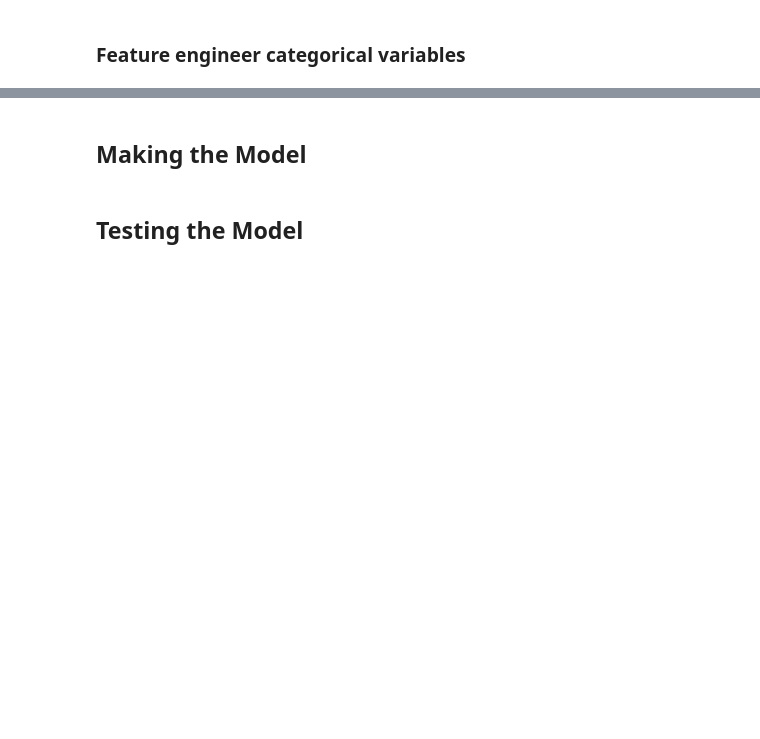
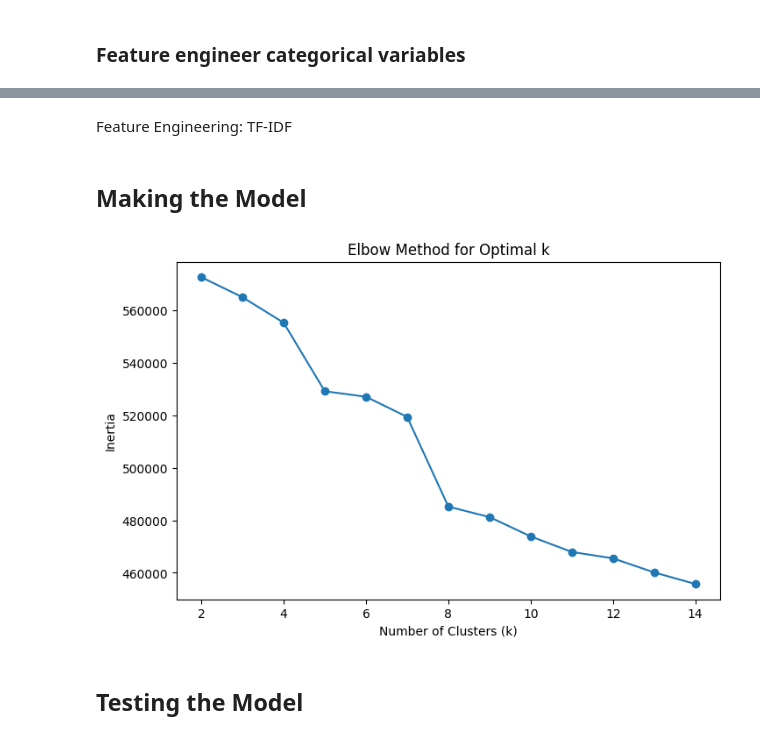
Before and after one commit to LilaNguyen/Skinterest-Tech-1B, a Jupyter notebook: notebooks/skinterest1b_milestone2.ipynb, the cells around one changed output, grey strips where cells are left out. Cells and saved outputs as stored; diff of their text form; code cells hidden in the pictures; blank space fills up the shorter version.

```diff
--- a/notebooks/skinterest1b_milestone2.ipynb
+++ b/notebooks/skinterest1b_milestone2.ipynb
@@ -182,4 +161,14 @@ skin_df['review_text'] = skin_df['review_text'].fillna('')
 # %% [markdown]
 ### Normalize numerical features
+# %%
+# selecting numerical columns
+num_cols = skin_df.select_dtypes(include=np.number).columns
+minmax = MinMaxScaler()
+
+# apply normalization
+skin_df[num_cols] = minmax.fit_transform(skin_df[num_cols])
+
+# convert to numeric sparse matrix
+numeric_sparse = csr_matrix(skin_df[num_cols].values)
 # %% [markdown]
 ### Standardize and scale parameters
@@ -208,2 +182,21 @@ encoded_df
+# %%
+# label categorical cols
+cat_cols = [
+    'skin_type','skin_tone',
+    'primary_category','secondary_category',
+    'brand_name_x'
+]
+
+for col in cat_cols:
+    le = LabelEncoder()
+    skin_df[col] = le.fit_transform(skin_df[col].astype(str))
+# %% [markdown]
+Feature Engineering: TF-IDF
+# %%
+review_tfidf = TfidfVectorizer(max_features=1000).fit_transform(skin_df['review_text'])
+
+ingredient_tfidf = TfidfVectorizer(max_features=1000).fit_transform(skin_df['ingredients'])
+
+X = hstack([numeric_sparse, review_tfidf, ingredient_tfidf])
 # %% [markdown]
 ## Making the Model
@@ -211,0 +203,19 @@ encoded_df
+# %%
+K_range = range(2, 15)
+inertias = []
+
+for k in K_range:
+    mbk = MiniBatchKMeans(
+        n_clusters=k, random_state=42, batch_size=4096
+    )
+    mbk.fit(X)
+    inertias.append(mbk.inertia_)
+# %%
+plt.figure(figsize=(8,5))
+plt.plot(K_range, inertias, marker='o')
+plt.xlabel("Number of Clusters (k)")
+plt.ylabel("Inertia")
+plt.title("Elbow Method for Optimal k")
+plt.show()
+# %% [output]
+[figure, added]
```
Also changed, not shown: parts of 23 cells of this notebook.
